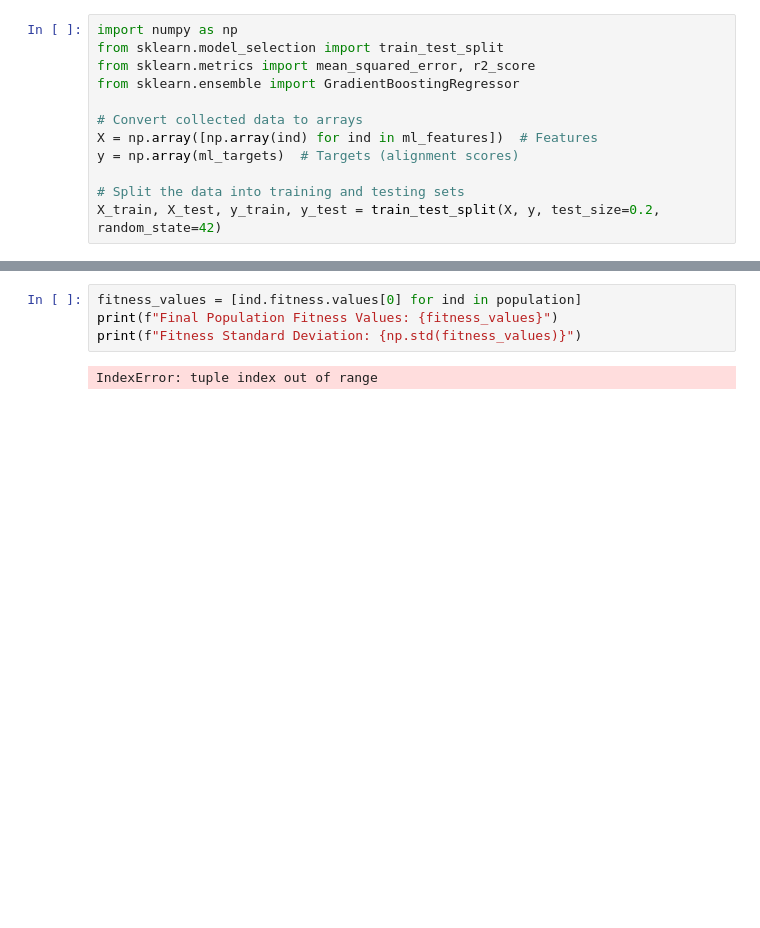
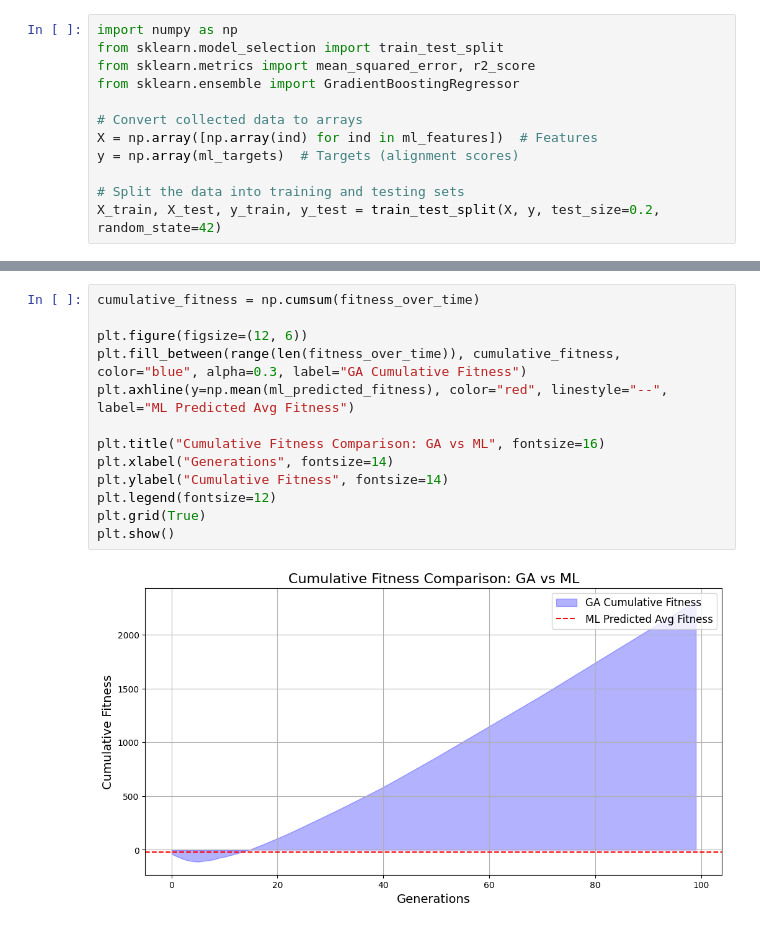
Before and after one commit to RoshenH/Optimizing-Sequence-Alignment-in-Genomics-Using-Evolutionary-Algorithms, a Jupyter notebook: CI.ipynb, the cells around one changed output, grey strips where cells are left out. Saved outputs shown, nothing was run; the diff lists cells and outputs as text; blank space fills up the shorter version.

```diff
--- a/CI.ipynb
+++ b/CI.ipynb
@@ -403,6 +351,15 @@ plt.show()
-# %%
-fitness_values = [ind.fitness.values[0] for ind in population]
-print(f"Final Population Fitness Values: {fitness_values}")
-print(f"Fitness Standard Deviation: {np.std(fitness_values)}")
-# %% [output]
-IndexError: tuple index out of range
+# %%
+cumulative_fitness = np.cumsum(fitness_over_time)
+
+plt.figure(figsize=(12, 6))
+plt.fill_between(range(len(fitness_over_time)), cumulative_fitness, color="blue", alpha=0.3, label="GA Cumulative Fitness")
+plt.axhline(y=np.mean(ml_predicted_fitness), color="red", linestyle="--", label="ML Predicted Avg Fitness")
+
+plt.title("Cumulative Fitness Comparison: GA vs ML", fontsize=16)
+plt.xlabel("Generations", fontsize=14)
+plt.ylabel("Cumulative Fitness", fontsize=14)
+plt.legend(fontsize=12)
+plt.grid(True)
+plt.show()
+# %% [output]
+[figure, added]
```
Also changed, not shown: parts of 13 cells of this notebook.
